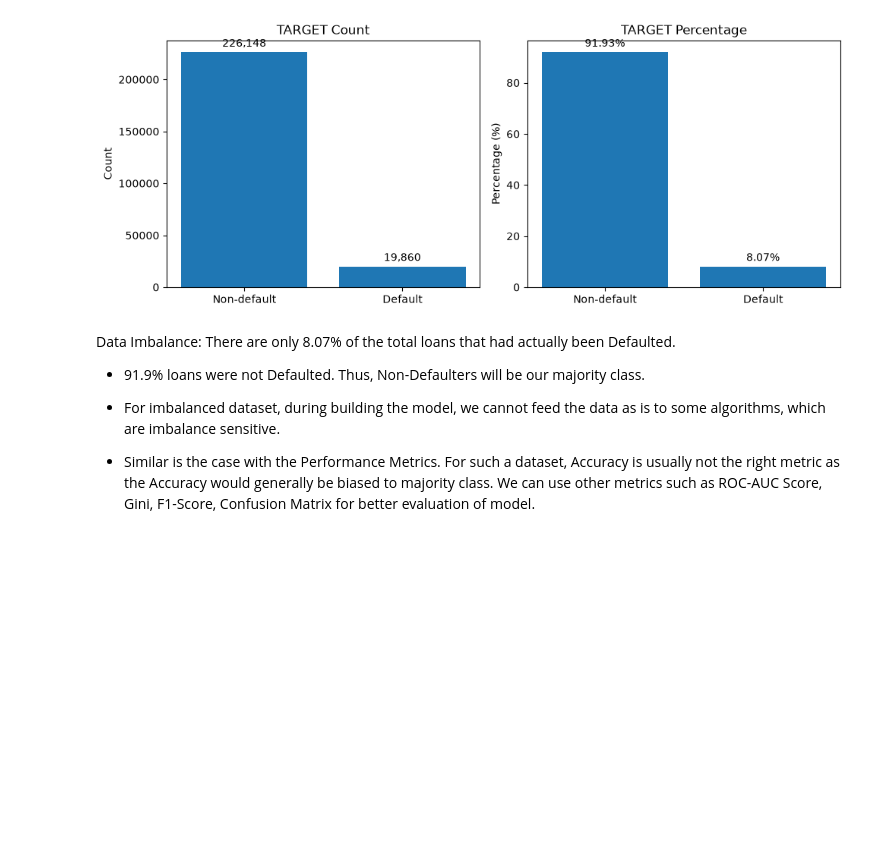
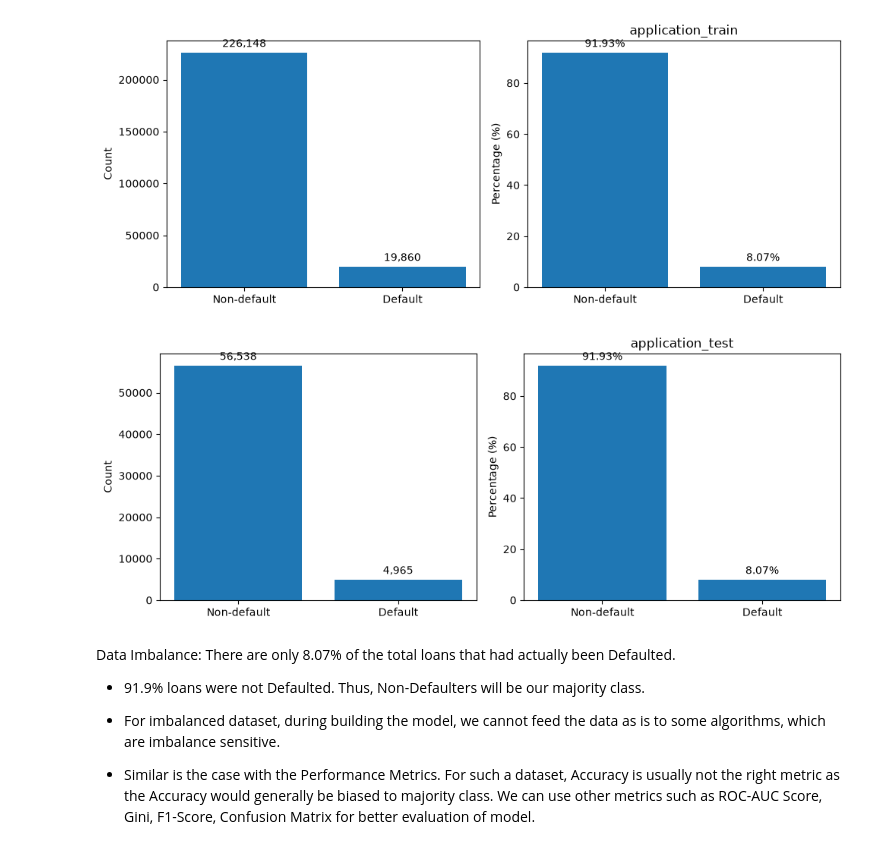
Before and after one commit to phamvietthang2006hd-stack/credit-risk-modelling, a Jupyter notebook: data_understanding/target_analysis.ipynb, the cells around one changed output. Drawn from its saved outputs; the diff is of its cells as text; code cells hidden in the pictures; blank space fills up the shorter version.

Commit message:
fix: target_analysis

```diff
--- a/data_understanding/target_analysis.ipynb
+++ b/data_understanding/target_analysis.ipynb
@@ -15,3 +15,4 @@ import pandas as pd
 import matplotlib.pyplot as plt
 # %%
 application_train = pd.read_csv(cfg.get_train('application'))
+application_test = pd.read_csv(cfg.get_test('application'))
@@ -18,29 +41,9 @@ application_train = pd.read_csv(cfg.get_train('application'))
 # %%
-counts = application_train["TARGET"].value_counts().sort_index()
-percentages = counts / counts.sum() * 100
-
-labels = ["Non-default", "Default"]
-
-fig, axes = plt.subplots(1, 2, figsize=(10, 4))
-
-# Count
-bars1 = axes[0].bar(labels, counts)
-axes[0].bar_label(bars1, labels=[f"{x:,}" for x in counts], padding=3)
-
-axes[0].set_title("TARGET Count")
-axes[0].set_ylabel("Count")
-
-# Percentage
-bars2 = axes[1].bar(labels, percentages)
-axes[1].bar_label(bars2, labels=[f"{x:.2f}%" for x in percentages], padding=3)
-
-axes[1].set_title("TARGET Percentage")
-axes[1].set_ylabel("Percentage (%)")
-
-plt.tight_layout()
-plt.show()
+plot_target_ratio(df=application_train, dataset='application_train')
+plot_target_ratio(df=application_test, dataset='application_test')
 # %% [output]
-[figure, old version]
+[figure, new version]
+[figure, added]
 # %% [markdown]
 Data Imbalance: There are only 8.07% of the total loans that had actually been Defaulted.
 
```
Also changed, not shown: parts of 1 cell of this notebook.
